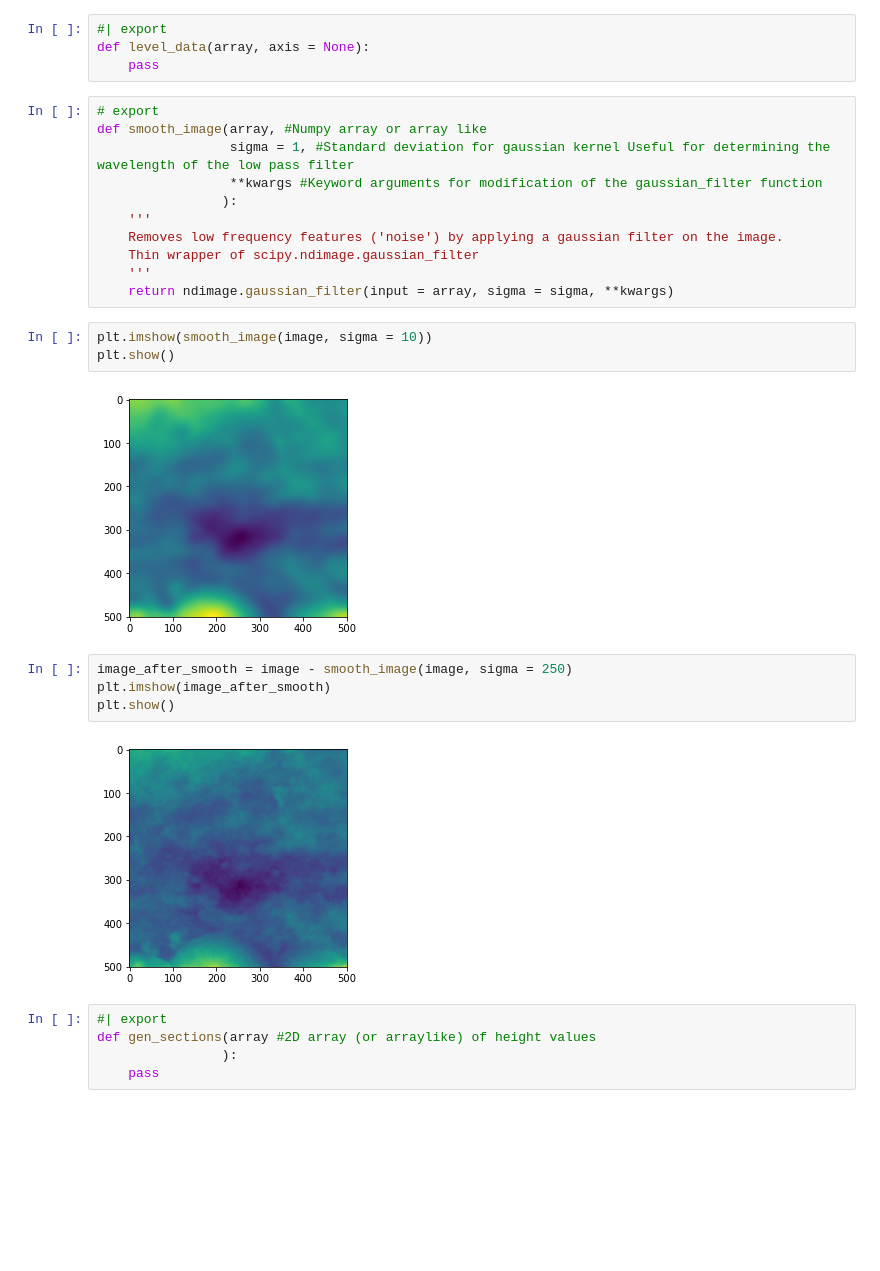
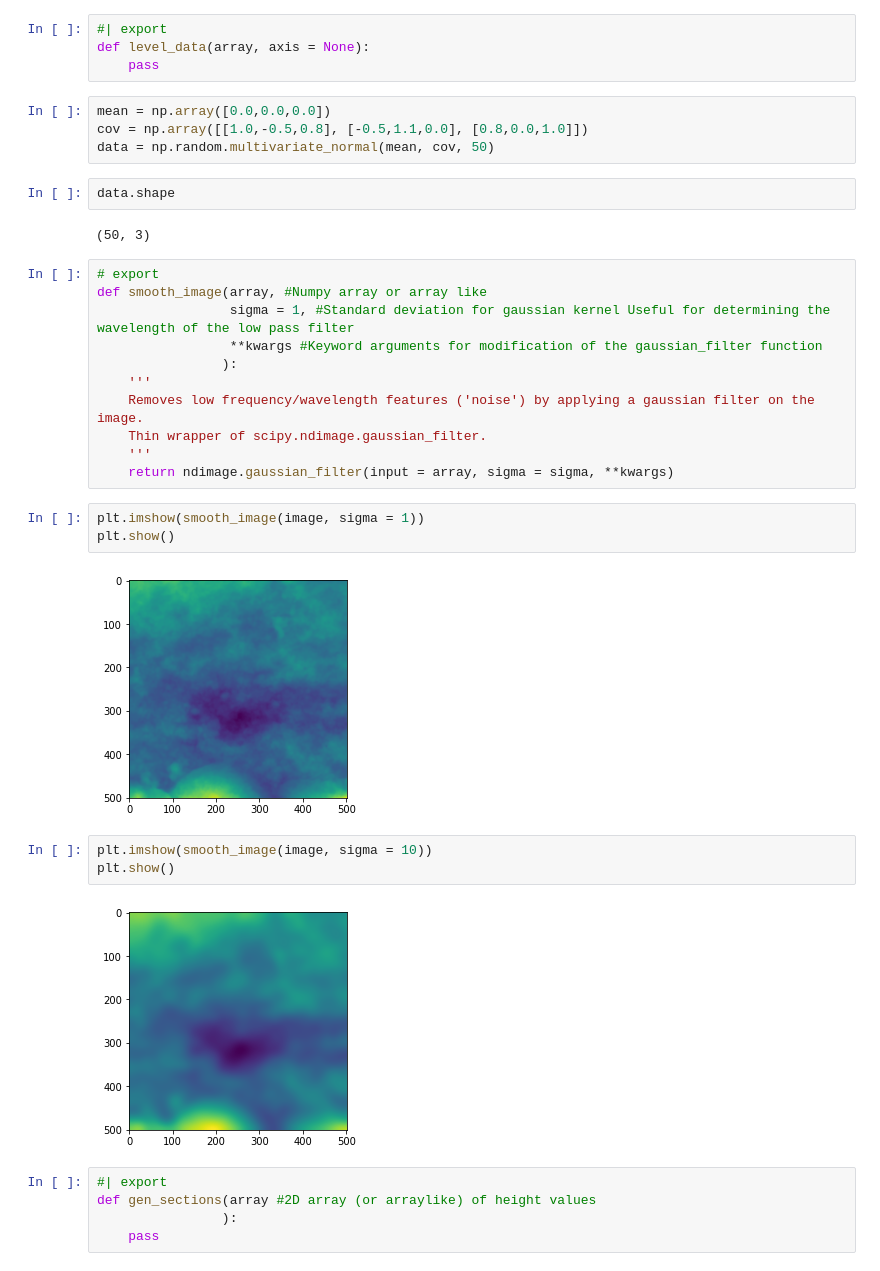
Before and after one commit to kpjmcg/rough, a Jupyter notebook: 00_data.ipynb, the cells around one changed output. Drawn from its saved outputs; the diff is of its cells as text; blank space fills up the shorter version.

```diff
--- a/00_data.ipynb
+++ b/00_data.ipynb
@@ -63,6 +67,14 @@ def gen_rot_prof(array, #2D array of height values
 #| export
 def level_data(array, axis = None):
     pass
+# %%
+mean = np.array([0.0,0.0,0.0])
+cov = np.array([[1.0,-0.5,0.8], [-0.5,1.1,0.0], [0.8,0.0,1.0]])
+data = np.random.multivariate_normal(mean, cov, 50)
+# %%
+data.shape
+# %% [output]
+(50, 3)
 # %%
 # export
 def smooth_image(array, #Numpy array or array like
@@ -70,21 +82,20 @@ def smooth_image(array, #Numpy array or array like
                  **kwargs #Keyword arguments for modification of the gaussian_filter function
                 ):
     '''
-    Removes low frequency features ('noise') by applying a gaussian filter on the image.
-    Thin wrapper of scipy.ndimage.gaussian_filter
+    Removes low frequency/wavelength features ('noise') by applying a gaussian filter on the image.
+    Thin wrapper of scipy.ndimage.gaussian_filter.
     '''
     return ndimage.gaussian_filter(input = array, sigma = sigma, **kwargs)
+# %%
+plt.imshow(smooth_image(image, sigma = 1))
+plt.show()
+# %% [output]
+[figure, added]
 # %%
 plt.imshow(smooth_image(image, sigma = 10))
 plt.show()
 # %% [output]
-[figure, old version]
+[figure, new version]
-# %%
-image_after_smooth = image - smooth_image(image, sigma = 250)
-plt.imshow(image_after_smooth)
-plt.show()
-# %% [output]
-[figure, removed]
 # %%
 #| export
 def gen_sections(array #2D array (or arraylike) of height values
```
Also changed, not shown: parts of 5 cells of this notebook, 8 other files.
